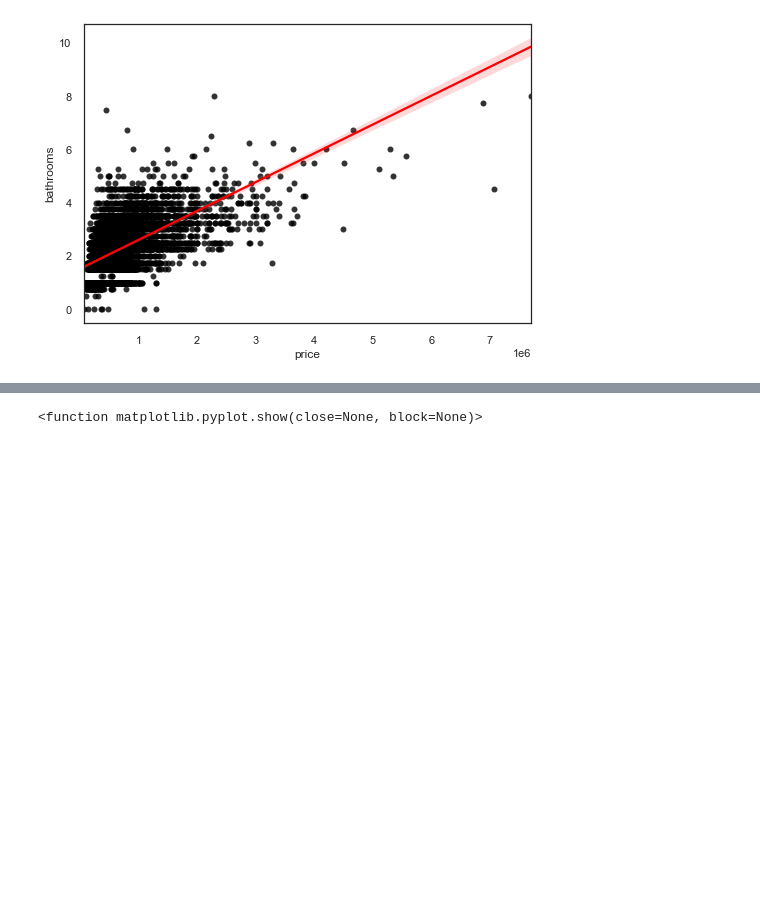
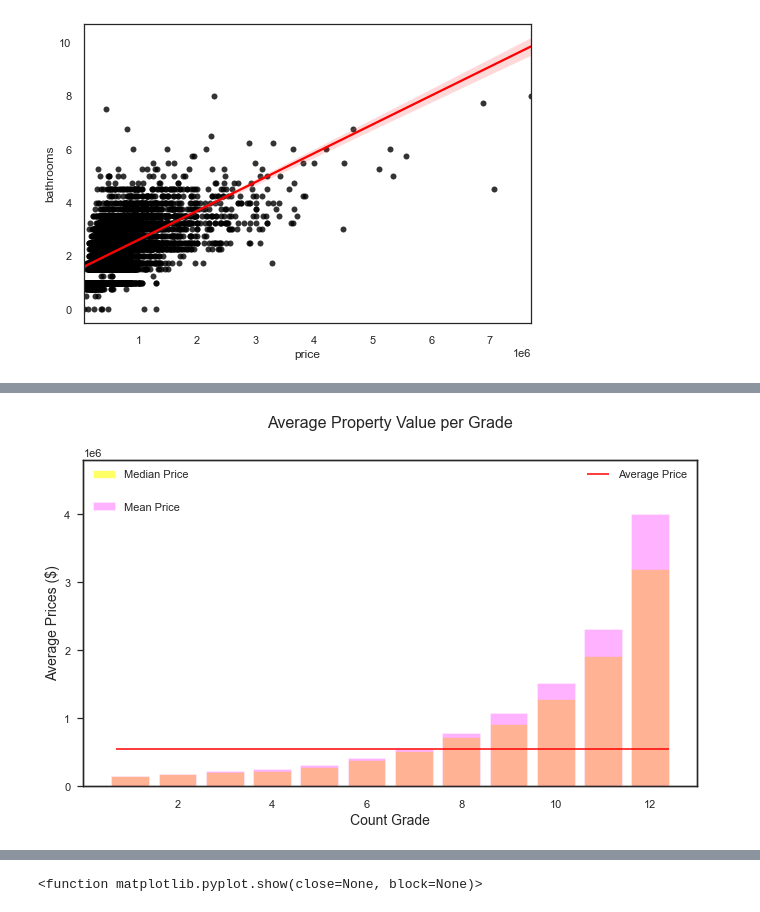
Before and after one commit to Astroraf/Housing_Predictions_Model, a Jupyter notebook: working_notebooks/final_bakeoff_modeling_process.ipynb, the cells around one changed output, grey strips where cells are left out. Cells and saved outputs as stored; diff of their text form; code cells hidden in the pictures; blank space fills up the shorter version.

```diff
--- a/working_notebooks/final_bakeoff_modeling_process.ipynb
+++ b/working_notebooks/final_bakeoff_modeling_process.ipynb
@@ -77,0 +127,38 @@ sns.regplot(hf['price'],hf['bathrooms'], scatter_kws={"color": "black"}, line_kw
+# %%
+mean = hf.groupby("grade")["price"].mean()
+median = hf.groupby("grade")["price"].median()
+mean_data = hf.price.mean()
+score = np.arange(1,13)
+
+
+fig, ax = plt.subplots(figsize=(11,6))
+ax2 = ax.twinx() #set ax2 on same x axis as ax
+ax3 = ax.twinx() #same as above, for hline
+width = 0.8
+
+ax.bar(x=score, height=median, width=width,
+       label="Median Price", color="yellow", alpha=0.6)
+
+ax2.bar(x=score, height=mean, width=width,
+        label="Mean Price", color="fuchsia", alpha=0.3)
+
+ax3.hlines(mean_data, .7 ,12.4, colors="red", label="Average Price")
+ax.set_ylim(0,1.2*mean.max())
+ax2.set_ylim(0,1.2*mean.max())
+ax3.set_ylim(0,1.2*mean.max())
+ax2.yaxis.set_visible(False) #hide the 2nd axis
+ax3.yaxis.set_visible(False)
+ax.legend(bbox_to_anchor=(0,0,1,1), loc="upper left")
+ax2.legend(bbox_to_anchor=(0,-.1,1,1), loc="upper left")
+ax3.legend(bbox_to_anchor=(0,0,1,1), loc="upper right")
+
+ax.set_ylabel("Average Prices ($)", size=14)
+ax.set_xlabel("Count Grade", size=14)
+
+
+plt.title("Average Property Value per Grade", size=16, y=1.08)
+plt.legend()
+plt.savefig('AvgPriceGrade.png')
+plt.show();
+# %% [output]
+[figure, added]
```
Also changed, not shown: parts of 4 cells of this notebook.
